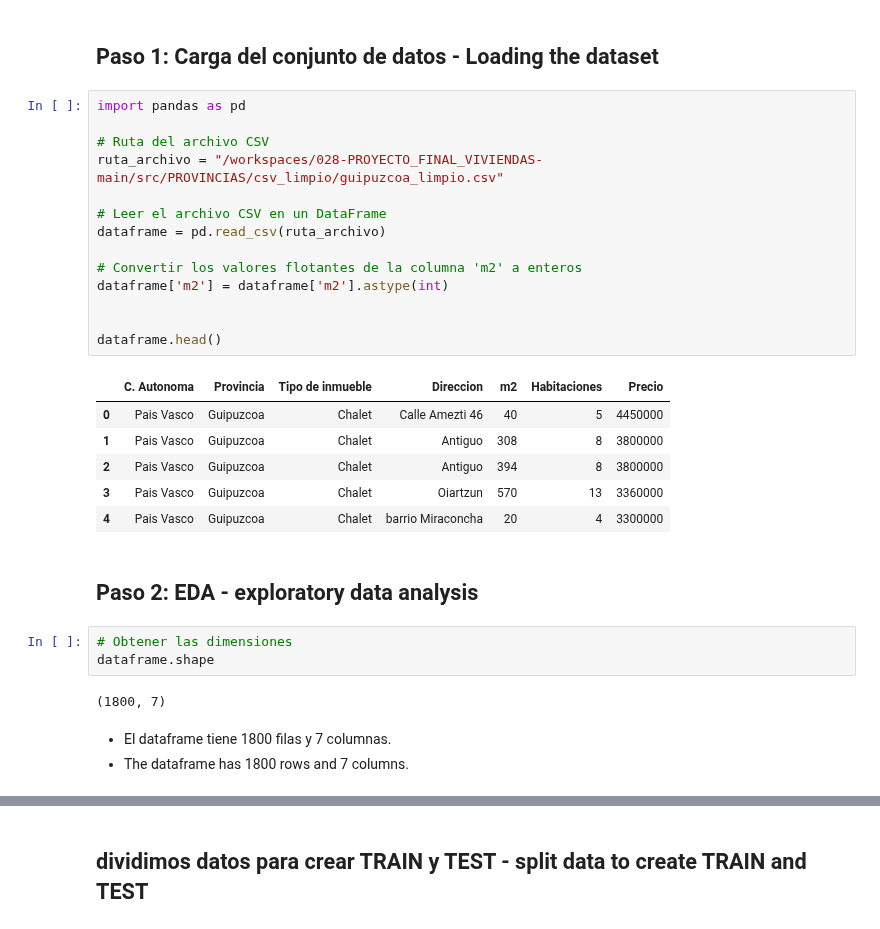
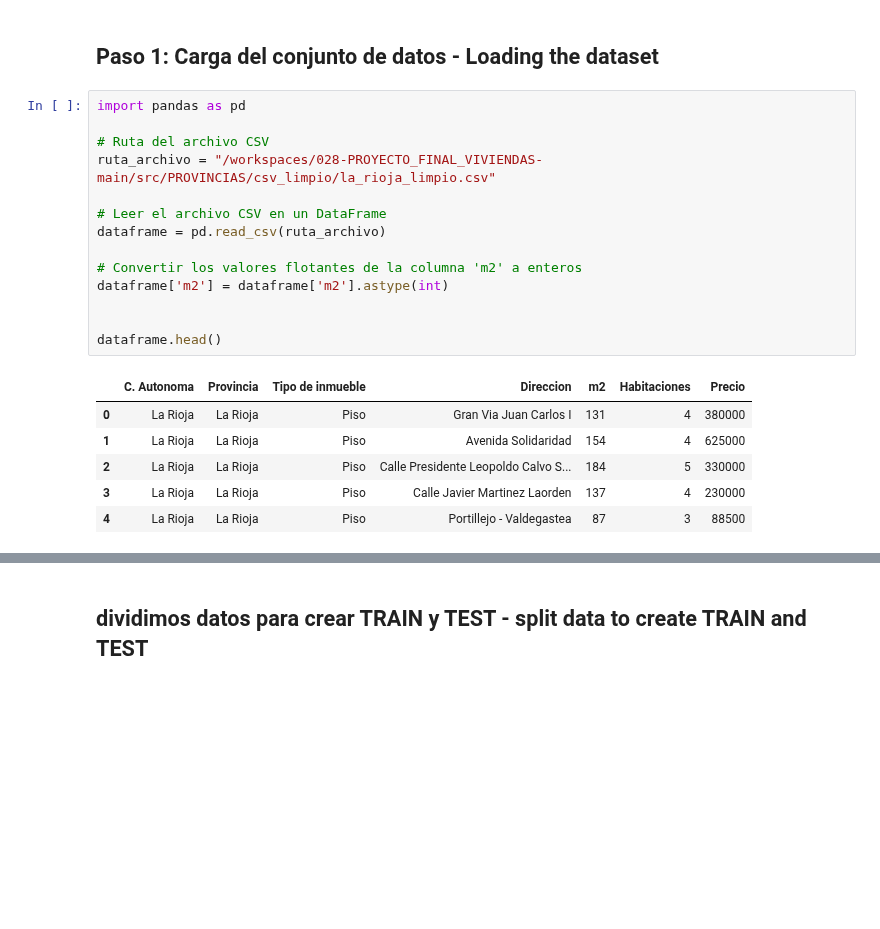
Before and after one commit to 4GeeksAcademy/028-PROYECTO_FINAL_VIVIENDAS-main-4geeks, a Jupyter notebook: src/PROVINCIAS/EDA/creacion_modelos.ipynb, the cells around one changed output, grey strips where cells are left out. Drawn from its saved outputs; the diff is of its cells as text; blank space fills up the shorter version.

```diff
--- a/src/PROVINCIAS/EDA/creacion_modelos.ipynb
+++ b/src/PROVINCIAS/EDA/creacion_modelos.ipynb
@@ -3,31 +3,21 @@
 # %%
 import pandas as pd
 
 # Ruta del archivo CSV
-ruta_archivo = "/workspaces/028-PROYECTO_FINAL_VIVIENDAS-main/src/PROVINCIAS/csv_limpio/guipuzcoa_limpio.csv"
+ruta_archivo = "/workspaces/028-PROYECTO_FINAL_VIVIENDAS-main/src/PROVINCIAS/csv_limpio/la_rioja_limpio.csv"
 
 # Leer el archivo CSV en un DataFrame
 dataframe = pd.read_csv(ruta_archivo)
 
 # Convertir los valores flotantes de la columna 'm2' a enteros
 dataframe['m2'] = dataframe['m2'].astype(int)
 
 
 dataframe.head()
 # %% [output]
 |  | C. Autonoma | Provincia | Tipo de inmueble | Direccion | m2 | Habitaciones | Precio |
-| 0 | Pais Vasco | Guipuzcoa | Chalet | Calle Amezti 46 | 40 | 5 | 4450000 |
-| 1 | Pais Vasco | Guipuzcoa | Chalet | Antiguo | 308 | 8 | 3800000 |
-| 2 | Pais Vasco | Guipuzcoa | Chalet | Antiguo | 394 | 8 | 3800000 |
-| 3 | Pais Vasco | Guipuzcoa | Chalet | Oiartzun | 570 | 13 | 3360000 |
-| 4 | Pais Vasco | Guipuzcoa | Chalet | barrio Miraconcha | 20 | 4 | 3300000 |
+| 0 | La Rioja | La Rioja | Piso | Gran Via Juan Carlos I | 131 | 4 | 380000 |
+| 1 | La Rioja | La Rioja | Piso | Avenida Solidaridad | 154 | 4 | 625000 |
+| 2 | La Rioja | La Rioja | Piso | Calle Presidente Leopoldo Calvo S... | 184 | 5 | 330000 |
+| 3 | La Rioja | La Rioja | Piso | Calle Javier Martinez Laorden | 137 | 4 | 230000 |
+| 4 | La Rioja | La Rioja | Piso | Portillejo - Valdegastea | 87 | 3 | 88500 |
-# %% [markdown]
-## Paso 2: EDA - exploratory data analysis
-# %%
-# Obtener las dimensiones
-dataframe.shape
-# %% [output]
-(1800, 7)
-# %% [markdown]
-- El dataframe tiene 1800 filas y 7 columnas.
-- The dataframe has 1800 rows and 7 columns.
```
Also changed, not shown: parts of 51 cells of this notebook, 20 other files.
